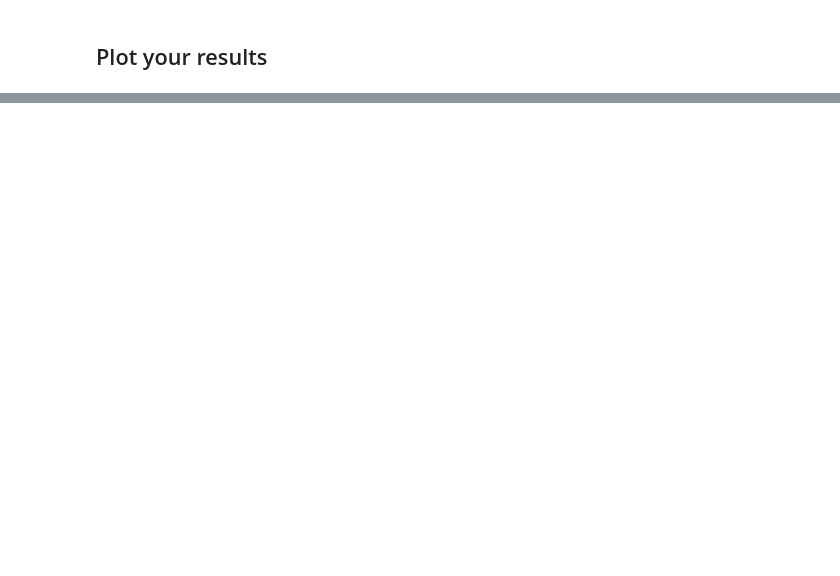
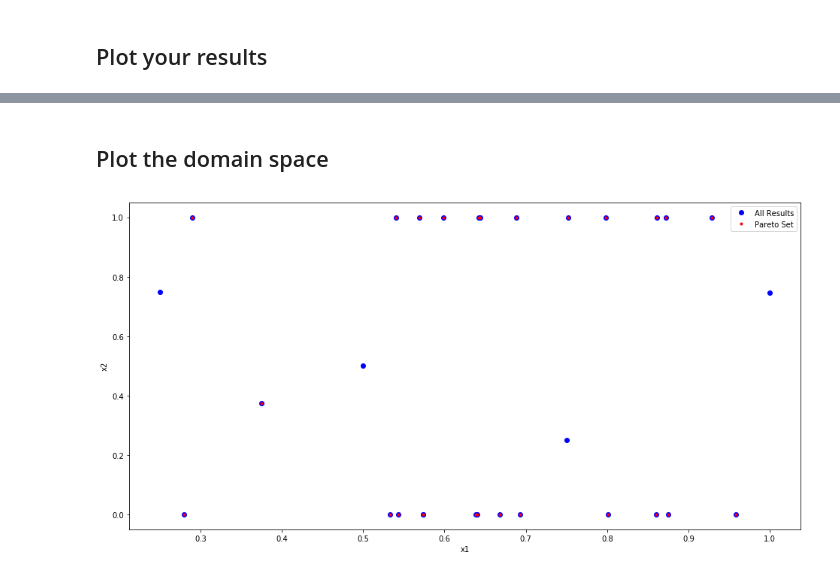
Before and after one commit to MindFoundry/optaas-tutorials, a Jupyter notebook: notebooks/python/05. Multi Objective.ipynb, the cells around one changed output, grey strips where cells are left out. Saved outputs shown, nothing was run; the diff lists cells and outputs as text; code cells hidden in the pictures; blank space fills up the shorter version.

```diff
--- a/notebooks/python/05. Multi Objective.ipynb
+++ b/notebooks/python/05. Multi Objective.ipynb
@@ -95,0 +96,18 @@ plt.show()
+# %% [markdown]
+## Plot the domain space
+# %%
+all_x1_values = [result.configuration.values['x1'] for result in all_results]
+all_x2_values = [result.configuration.values['x2'] for result in all_results]
+
+pareto_x1_values = [result.configuration.values['x1'] for result in pareto_set]
+pareto_x2_values = [result.configuration.values['x2'] for result in pareto_set]
+
+plt.figure(figsize=(16,8))
+plt.plot(all_x1_values, all_x2_values, 'ob', label='All Results')
+plt.plot(pareto_x1_values, pareto_x2_values, '.r', label='Pareto Set')
+plt.xlabel('x1')
+plt.ylabel('x2')
+plt.legend()
+plt.show()
+# %% [output]
+[figure, added]
```
Also changed, not shown: parts of 2 cells of this notebook, 2 other files.
